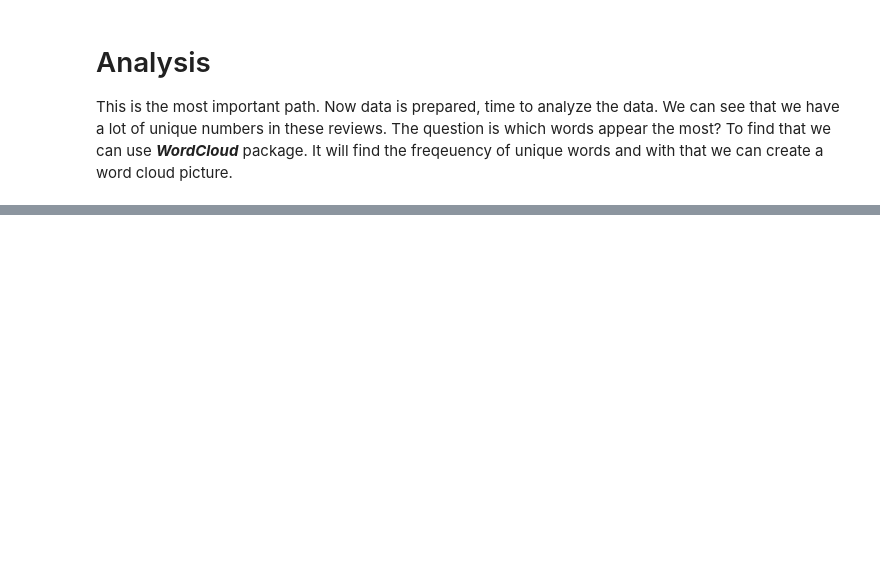
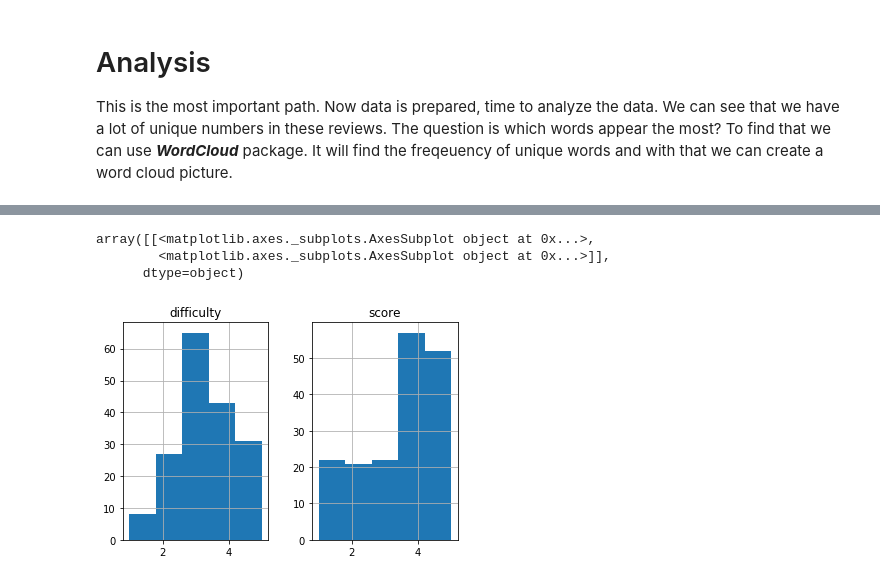
Before and after one commit to sumedhekaru/Analysing-Student-Reviews, a Jupyter notebook: Analysing_student_reviews.ipynb, the cells around one changed output, grey strips where cells are left out. Saved outputs shown, nothing was run; the diff lists cells and outputs as text; code cells hidden in the pictures; blank space fills up the shorter version.

Commit message:
Created using Colaboratory - improved to include more plots

```diff
--- a/Analysing_student_reviews.ipynb
+++ b/Analysing_student_reviews.ipynb
@@ -161,0 +218,3 @@ print(grades)
+# %%
+reviewData2 = getClass(soup,reviewData)
+reviewData2.head
@@ -162,19 +256,26 @@ print(grades)
 # %%
-content = soup.body.findAll(class_ = 'comments')
+def getReviews(soup,df):
+  content = soup.body.findAll(class_ = 'comments')
 
-comments = []
-keycomments = []
+  comments = []
+  keycomments = []
 
-for line in content:
-  comment = line.find(class_ = 'commentsParagraph').text.strip()
-  comments.append(comment)
+  for line in content:
+    comment = line.find(class_ = 'commentsParagraph')
+    # print(comment)
+    comments.append('NaN' if comment is None else comment.text.strip())
+    #comments.append(comment)
 
 
-  keycomment = line.find(class_ = 'tagbox')
-  keycomments.append(keycomment.text.strip().split('\n'))
+    keycomment = line.find(class_ = 'tagbox')
+    keycomments.append('NaN' if keycomment is None else keycomment.text.strip().split('\n'))
+    #keycomments.append(keycomment.text.strip().split('\n'))
 
 
+  df['comments'] = comments
+  df['keyComments'] = keycomments
 
-print(comments)
-print(keycomments)
-# len(comments)
+  return df
+  #print(comments)
+  #print(keycomments)
+  # len(comments)
@@ -183,0 +282,3 @@ print(keycomments)
+# %%
+reviewData3 = getReviews(soup,reviewData2)
+reviewData3.head()
@@ -243,0 +355,7 @@ plt.show()
+# %%
+# Convert numerical data to correct types
+reviewData3.date = pd.to_datetime(reviewData3.date)
+reviewData3.score = reviewData.score.astype(float)
+reviewData3.difficulty = reviewData3.difficulty.astype(float)
+print(reviewData3.dtypes)
+reviewData3.head()
@@ -243,0 +394,7 @@ plt.show()
+# %%
+reviewData3.hist(bins = 5)
+# %% [output]
+array([[<matplotlib.axes._subplots.AxesSubplot object at 0x...>,
+        <matplotlib.axes._subplots.AxesSubplot object at 0x...>]],
+      dtype=object)
+[figure, added]
```
Also changed, not shown: parts of 14 cells of this notebook.
